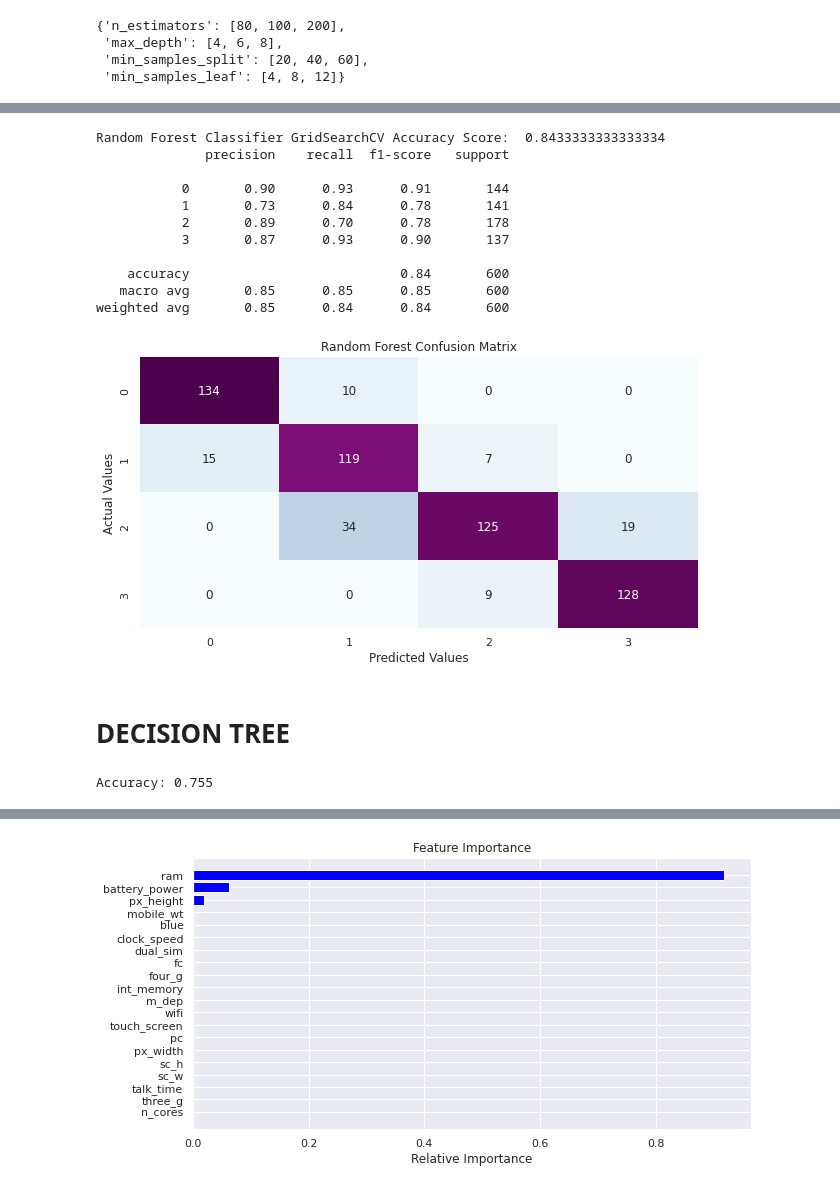
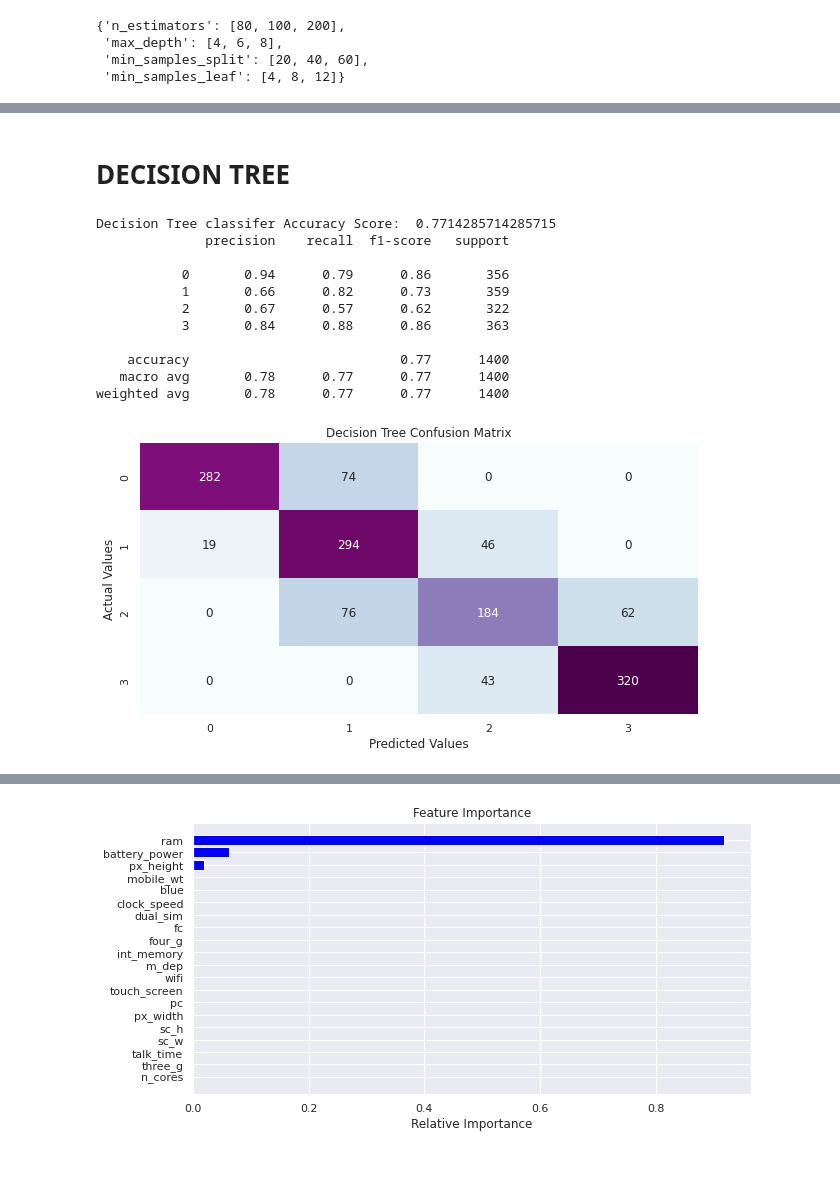
Before and after one commit to preetikhullbe/mobile-price-prediction, a Jupyter notebook: Mobile_price_prediction.ipynb, the cells around one changed output, grey strips where cells are left out. Cells and saved outputs as stored; diff of their text form; code cells hidden in the pictures.

```diff
--- a/Mobile_price_prediction.ipynb
+++ b/Mobile_price_prediction.ipynb
@@ -569,20 +624,3 @@ plt.show()
-# %%
-#Let us apply the function for the accuracy metrics
-print('Random Forest Classifier GridSearchCV Accuracy Score: ',accuracy_score(y_test,y_pred_rf))
-cm_rf=my_confusion_matrix(y_test, y_pred_rf, 'Random Forest Confusion Matrix')
-# %% [output]
-Random Forest Classifier GridSearchCV Accuracy Score:  0.8433333333333334
-              precision    recall  f1-score   support
-
-           0       0.90      0.93      0.91       144
-           1       0.73      0.84      0.78       141
-           2       0.89      0.70      0.78       178
-           3       0.87      0.93      0.90       137
-
-    accuracy                           0.84       600
-   macro avg       0.85      0.85      0.85       600
-weighted avg       0.85      0.84      0.84       600
-[figure, removed]
 # %% [markdown]
 # **DECISION TREE**
 # %%
@@ -597,9 +635,22 @@ clf = DecisionTreeClassifier(criterion="entropy", max_depth=3)
 clf = clf.fit(X_train,y_train)
 
 #Predict the response for test dataset
-y_pred = clf.predict(X_test)
-
-# Model Accuracy, how often is the classifier correct?
-print("Accuracy:",metrics.accuracy_score(y_test, y_pred))
+y_pred_train = clf.predict(X_train)
+y_pred_test=clf.predict(X_test)
-# %% [output]
-Accuracy: 0.755
+# %%
+#Let us apply the function for the accuracy metrics on train set
+print('Decision Tree classifer Accuracy Score: ',accuracy_score(y_train,y_pred_train))
+cm_dt=my_confusion_matrix(y_train, y_pred_train, 'Decision Tree Confusion Matrix')
+# %% [output]
+Decision Tree classifer Accuracy Score:  0.7714285714285715
+              precision    recall  f1-score   support
+
+           0       0.94      0.79      0.86       356
+           1       0.66      0.82      0.73       359
+           2       0.67      0.57      0.62       322
+           3       0.84      0.88      0.86       363
+
+    accuracy                           0.77      1400
+   macro avg       0.78      0.77      0.77      1400
+weighted avg       0.78      0.77      0.77      1400
+[figure, added]
```
Also changed, not shown: parts of 32 cells of this notebook.
